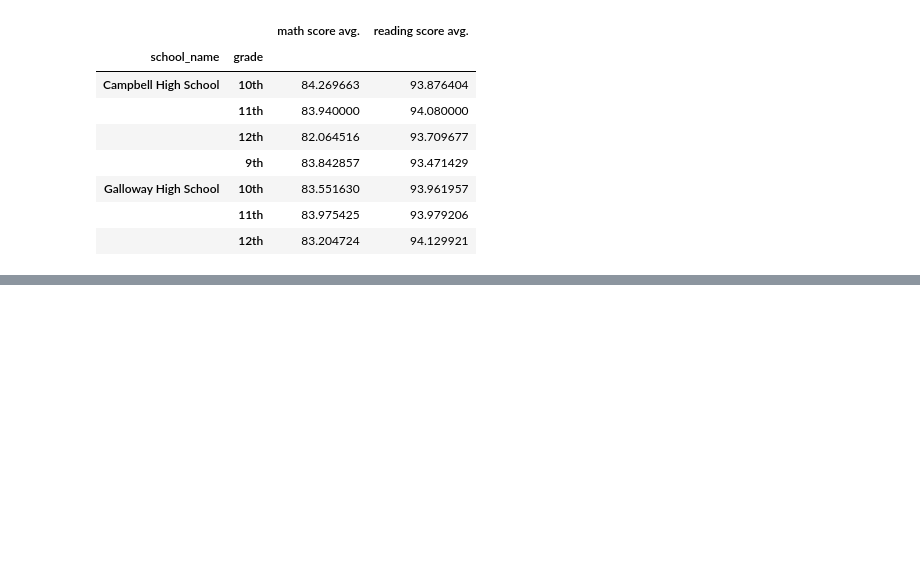
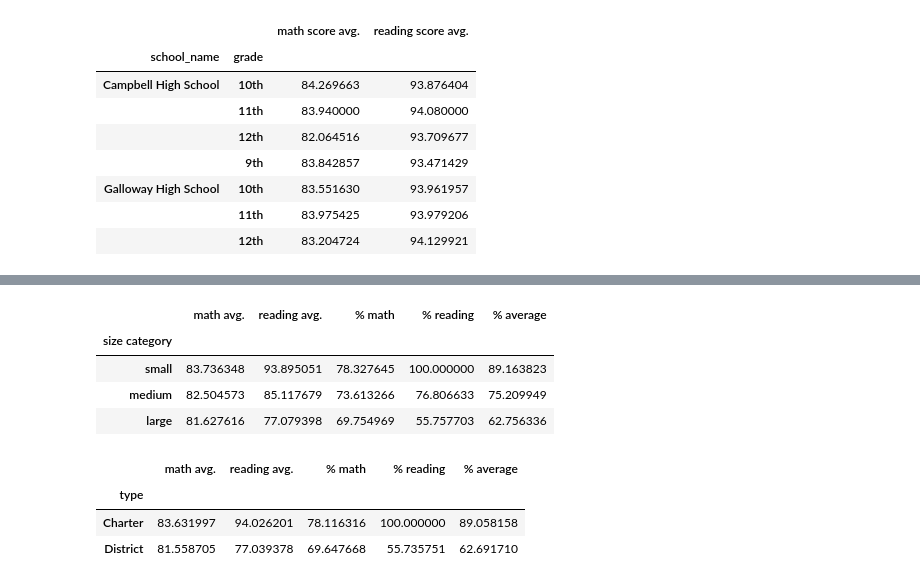
Before and after one commit to jjahn0/panda_challenges, a Jupyter notebook: PyCitySchools/PySchool.ipynb, the cells around one changed output, grey strips where cells are left out. Cells and saved outputs as stored; diff of their text form; code cells hidden in the pictures; blank space fills up the shorter version.

```diff
--- a/PyCitySchools/PySchool.ipynb
+++ b/PyCitySchools/PySchool.ipynb
@@ -180,0 +184,49 @@ g_df
+# %%
+# School Size categorized analysis
+sdf = pd.merge(stu_data, sch_data, on="school_name") #merged database.  messy but useful
+sdf['size'].max() #4954
+sdf['size'].min() #271
+s_range = [0, 1800, 3600, 5400]
+cats = ['small', 'medium', 'large']
+
+sdf['size category'] = pd.cut(sdf['size'], s_range, labels=cats)
+ss = sdf.groupby('size category')
+sgdf = pd.DataFrame(sdf['math_score'].groupby(sdf['size category']).mean()).rename(columns={'math_score':'math avg.'})
+sgdf['reading avg.'] = pd.DataFrame(sdf['reading_score'].groupby(sdf['size category']).mean())
+sm_pass = sdf.loc[ sdf['math_score'] >= 75 ]
+smpg = sm_pass.groupby('size category')
+sr_pass = sdf.loc[ sdf['reading_score'] >= 75 ]
+srpg = sr_pass.groupby('size category')
+
+sgdf['% math'] = (smpg['math_score'].count() / ss['math_score'].count()) * 100
+sgdf['% reading'] = (srpg['reading_score'].count() / ss['reading_score'].count()) * 100
+sgdf['% average'] = (sgdf['% math'] + sgdf['% reading']) / 2
+
+sgdf
+# %% [output]
+|  | math avg. | reading avg. | % math | % reading | % average |
+| size category |  |  |  |  |  |
+| small | 83.736348 | 93.895051 | 78.327645 | 100.000000 | 89.163823 |
+| medium | 82.504573 | 85.117679 | 73.613266 | 76.806633 | 75.209949 |
+| large | 81.627616 | 77.079398 | 69.754969 | 55.757703 | 62.756336 |
+# %%
+# School Type categorized analysis
+tdf = pd.merge(stu_data, sch_data, on="school_name") #merged database.  messy but useful
+tg = tdf.groupby('type')
+tgdf = pd.DataFrame(tdf['math_score'].groupby(tdf['type']).mean()).rename(columns={'math_score':'math avg.'})
+tgdf['reading avg.'] = pd.DataFrame(tdf['reading_score'].groupby(tdf['type']).mean())
+
+tm_pass = tdf.loc[tdf['math_score'] >= 75]
+tmg = tm_pass.groupby('type')
+tr_pass = tdf.loc[tdf['reading_score'] >= 75]
+trg = tr_pass.groupby('type')
+
+tgdf['% math'] = tmg['math_score'].count() / tg['math_score'].count() * 100
+tgdf['% reading'] = trg['reading_score'].count() / tg['reading_score'].count() * 100
+tgdf['% average'] = ( tgdf['% math'] + tgdf['% reading'] ) / 2
+tgdf
+# %% [output]
+|  | math avg. | reading avg. | % math | % reading | % average |
+| type |  |  |  |  |  |
+| Charter | 83.631997 | 94.026201 | 78.116316 | 100.000000 | 89.058158 |
+| District | 81.558705 | 77.039378 | 69.647668 | 55.735751 | 62.691710 |
```
Also changed, not shown: parts of 5 cells of this notebook.
